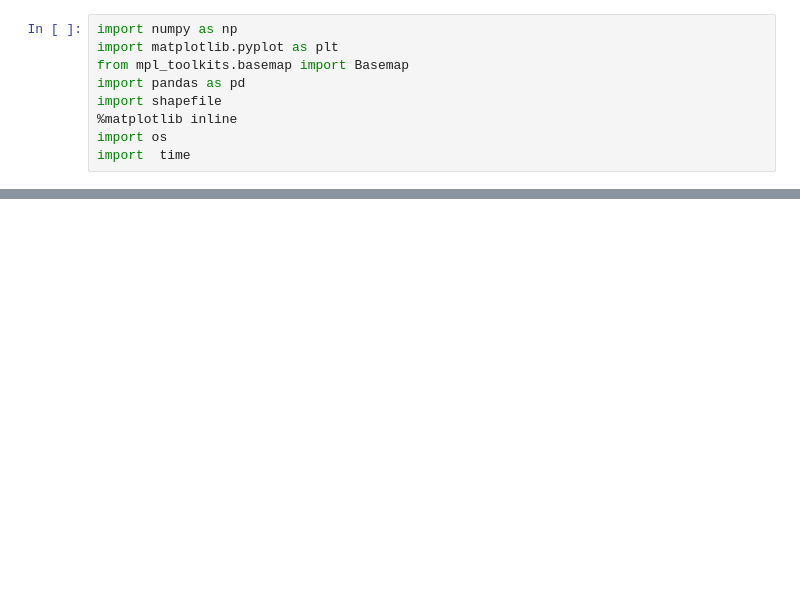
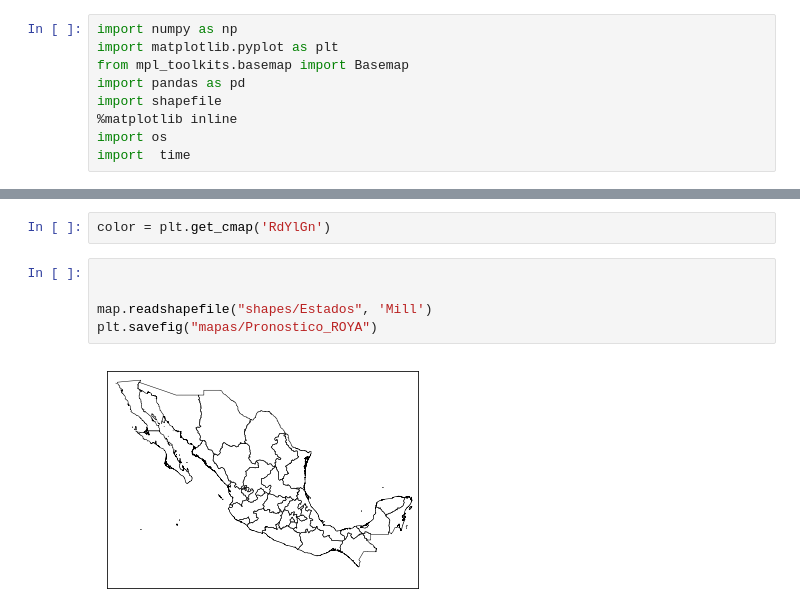
Before and after one commit to jorgemauricio/utna_roya, a Jupyter notebook: Untitled.ipynb, the cells around one changed output, grey strips where cells are left out. Drawn from its saved outputs; the diff is of its cells as text; blank space fills up the shorter version.

```diff
--- a/Untitled.ipynb
+++ b/Untitled.ipynb
@@ -90,0 +81,9 @@ Tierra[Tierra['indice']==2].head()
+# %%
+color = plt.get_cmap('RdYlGn')
+# %%
+
+
+map.readshapefile("shapes/Estados", 'Mill')
+plt.savefig("mapas/Pronostico_ROYA")
+# %% [output]
+[figure, added]
```
Also changed, not shown: parts of 4 cells of this notebook, 2 other files.
